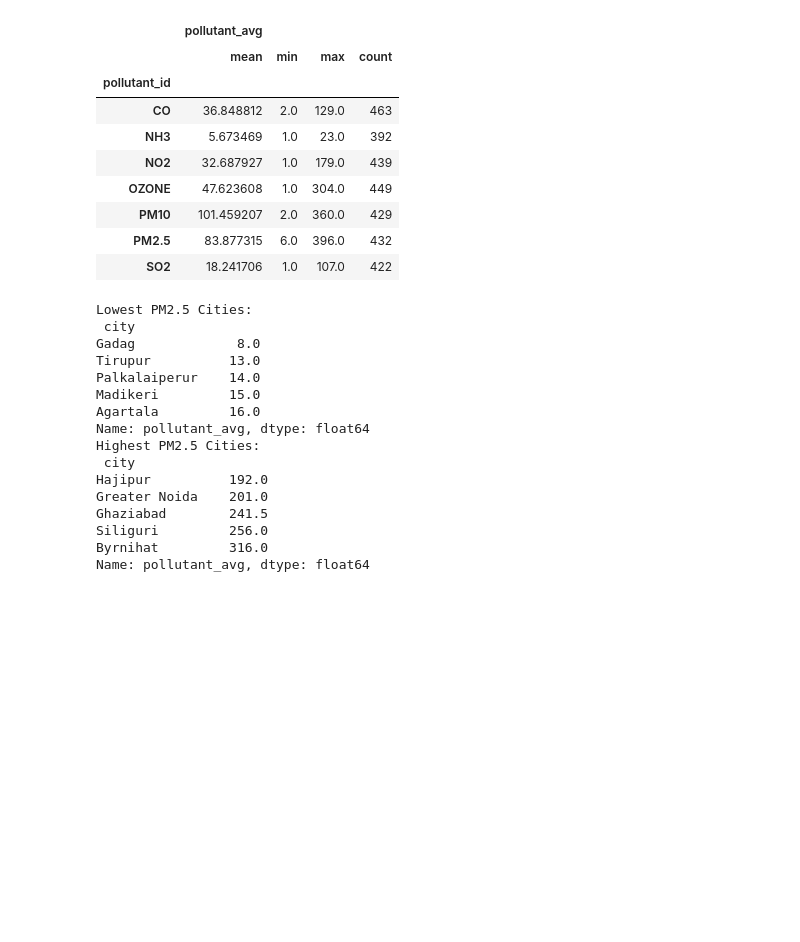
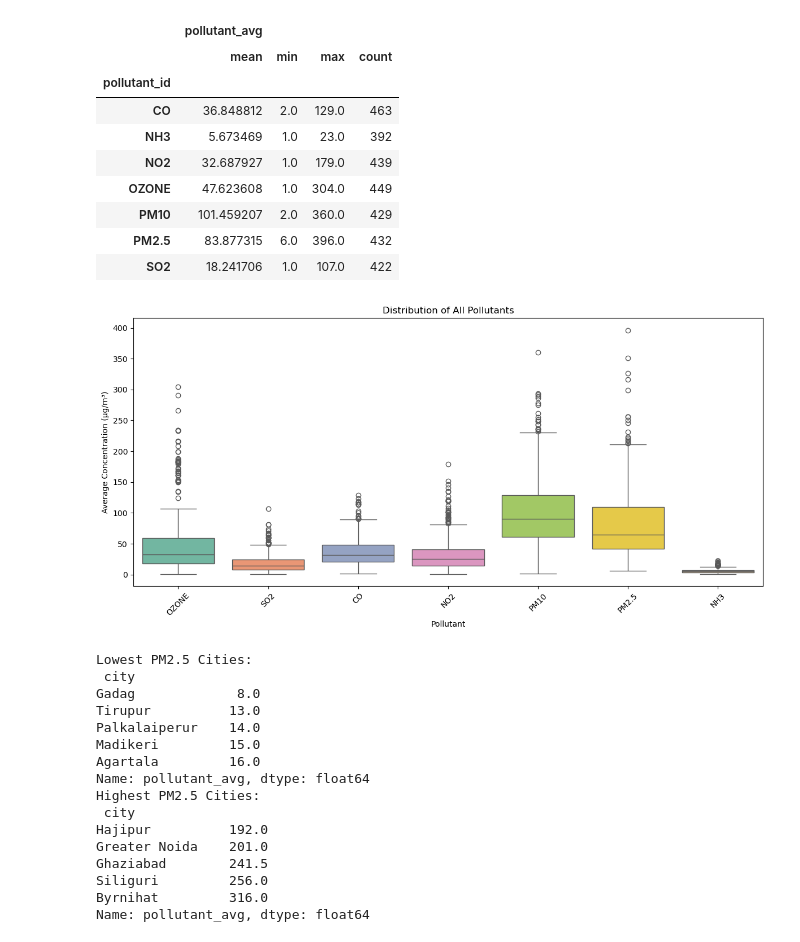
Before and after one commit to Rupal0912/IndiaAirQuality-2025, a Jupyter notebook: notebooks/notebook1.ipynb, the cells around one changed output. Drawn from its saved outputs; the diff is of its cells as text; code cells hidden in the pictures; blank space fills up the shorter version.

```diff
--- a/notebooks/notebook1.ipynb
+++ b/notebooks/notebook1.ipynb
@@ -143,6 +143,18 @@ Pollutant summary stats
 | PM10 | 101.459207 | 2.0 | 360.0 | 429 |
 | PM2.5 | 83.877315 | 6.0 | 396.0 | 432 |
 | SO2 | 18.241706 | 1.0 | 107.0 | 422 |
+# %%
+plt.figure(figsize=(12, 6))
+sns.boxplot(x='pollutant_id', y='pollutant_avg',hue='pollutant_id', data=df, palette='Set2', legend=False)
+plt.title('Distribution of All Pollutants')
+plt.xlabel('Pollutant')
+plt.ylabel('Average Concentration (µg/m³)')
+plt.xticks(rotation=45)
+plt.tight_layout()
+plt.savefig('../outputs/all_pollutants_boxplot.png')
+plt.show()
+# %% [output]
+[figure, added]
 # %%
 #Top and bottom PM2.5 cities
 pm25_avg = df[df['pollutant_id'] == 'PM2.5'].groupby('city')['pollutant_avg'].mean().sort_values()
```
Also changed, not shown: parts of 5 cells of this notebook.
